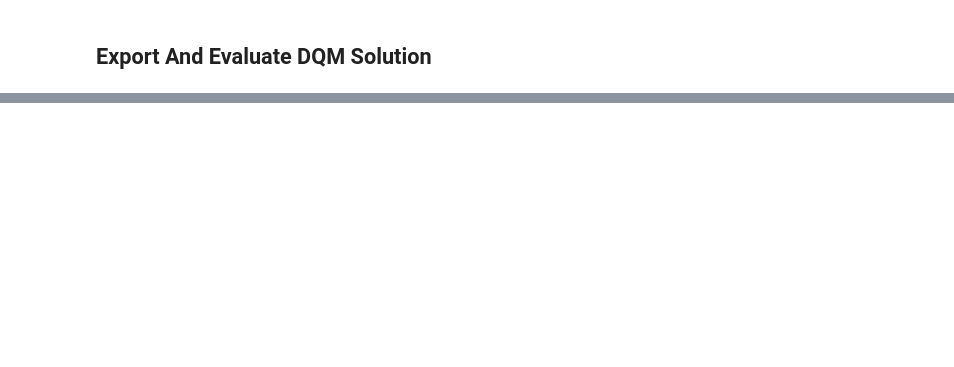
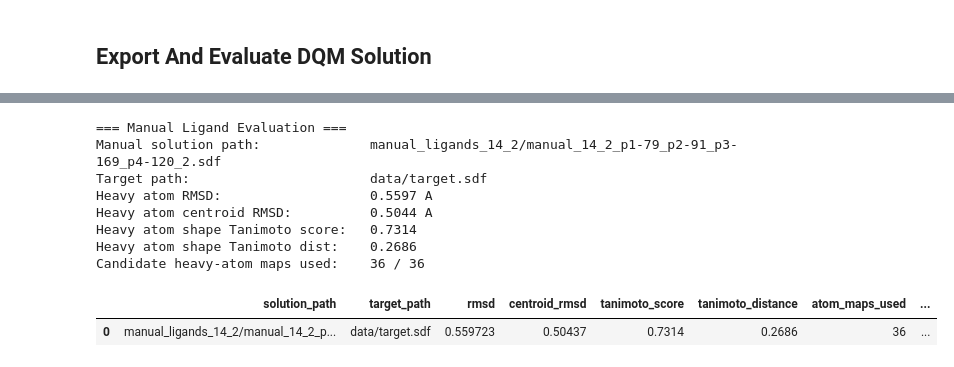
Before and after one commit to Joxy97/docking, a Jupyter notebook: DQM.ipynb, the cells around one changed output, grey strips where cells are left out. Drawn from its saved outputs; the diff is of its cells as text; code cells hidden in the pictures; blank space fills up the shorter version.

```diff
--- a/DQM.ipynb
+++ b/DQM.ipynb
@@ -1023,0 +1323,68 @@ dqm_metric_summary
+# %%
+# Cell 25 - Evaluate the manually assembled ligand against the target
+
+manual_solution = load_mol(MANUAL_SOLUTION_PATH)
+manual_target = load_mol(TARGET_PATH)
+
+manual_solution_heavy, manual_target_heavy, manual_atom_maps, manual_total_maps = build_heavy_atom_maps(
+    manual_solution,
+    manual_target,
+)
+
+manual_solution_copy = Chem.Mol(manual_solution_heavy)
+manual_best_rmsd = rdMolAlign.GetBestRMS(
+    manual_solution_copy,
+    manual_target_heavy,
+    map=manual_atom_maps,
+)
+
+manual_centroid_rmsd = float(
+    np.linalg.norm(
+        heavy_centroid(manual_solution_heavy) - heavy_centroid(manual_target_heavy)
+    )
+)
+
+manual_tanimoto_distance = float(
+    rdShapeHelpers.ShapeTanimotoDist(manual_solution_heavy, manual_target_heavy)
+)
+manual_tanimoto_score = 1.0 - manual_tanimoto_distance
+
+manual_metric_summary = pd.DataFrame(
+    [
+        {
+            "solution_path": str(MANUAL_SOLUTION_PATH),
+            "target_path": str(TARGET_PATH),
+            "rmsd": float(manual_best_rmsd),
+            "centroid_rmsd": manual_centroid_rmsd,
+            "tanimoto_score": float(manual_tanimoto_score),
+            "tanimoto_distance": float(manual_tanimoto_distance),
+            "atom_maps_used": int(len(manual_atom_maps)),
+            "atom_maps_total": int(manual_total_maps),
+        }
+    ]
+)
+
+print("=== Manual Ligand Evaluation ===")
+print(f"Manual solution path:              {MANUAL_SOLUTION_PATH}")
+print(f"Target path:                       {TARGET_PATH}")
+print(f"Heavy atom RMSD:                   {manual_best_rmsd:.4f} A")
+print(f"Heavy atom centroid RMSD:          {manual_centroid_rmsd:.4f} A")
+print(f"Heavy atom shape Tanimoto score:   {manual_tanimoto_score:.4f}")
+print(f"Heavy atom shape Tanimoto dist:    {manual_tanimoto_distance:.4f}")
+print(f"Candidate heavy-atom maps used:    {len(manual_atom_maps)} / {manual_total_maps}")
+
+if manual_total_maps > len(manual_atom_maps):
+    print(f"WARNING: atom map list was truncated to max_maps={len(manual_atom_maps)}")
+
+manual_metric_summary
+# %% [output]
+=== Manual Ligand Evaluation ===
+Manual solution path:              manual_ligands_14_2/manual_14_2_p1-79_p2-91_p3-169_p4-120_2.sdf
+Target path:                       data/target.sdf
+Heavy atom RMSD:                   0.5597 A
+Heavy atom centroid RMSD:          0.5044 A
+Heavy atom shape Tanimoto score:   0.7314
+Heavy atom shape Tanimoto dist:    0.2686
+Candidate heavy-atom maps used:    36 / 36
+|  | solution_path | target_path | rmsd | centroid_rmsd | tanimoto_score | tanimoto_distance | atom_maps_used | ... |
+| 0 | manual_ligands_14_2/manual_14_2_p... | data/target.sdf | 0.559723 | 0.50437 | 0.7314 | 0.2686 | 36 | ... |
```
Also changed, not shown: parts of 21 cells of this notebook, 1 other file.
